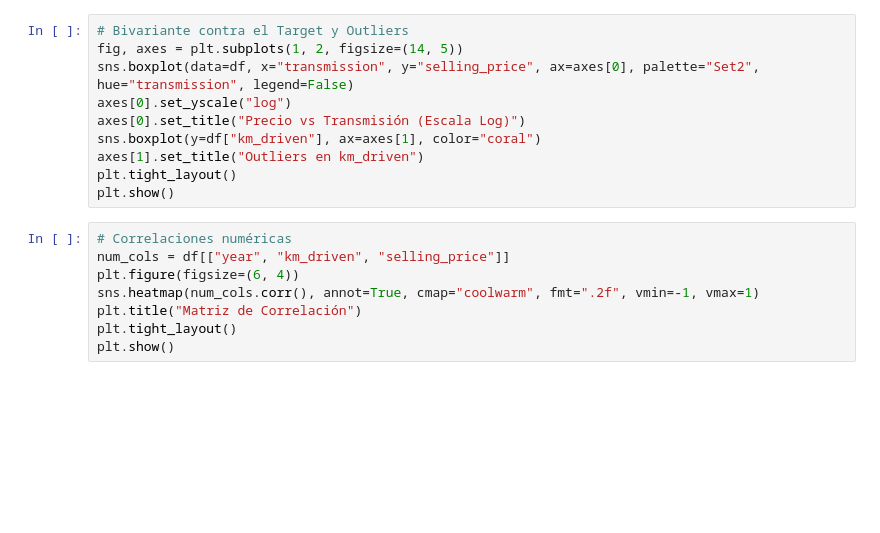
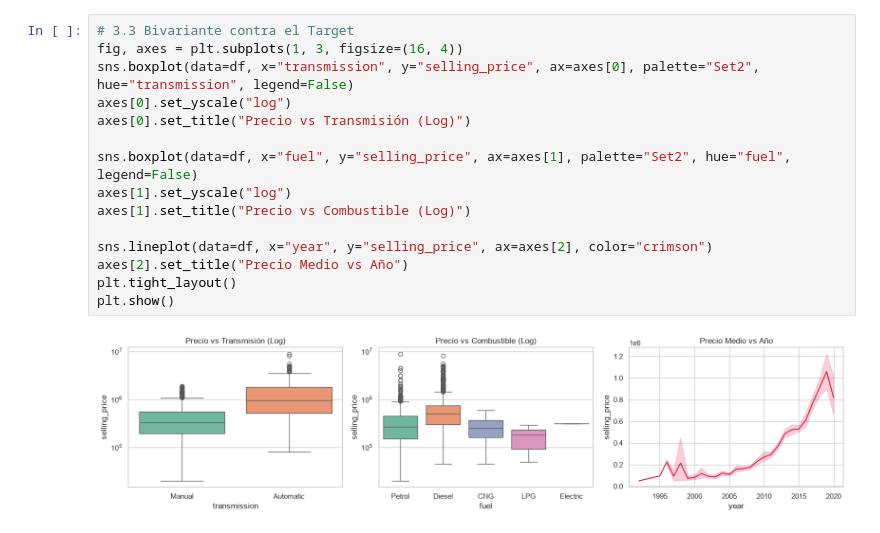
Before and after one commit to Carlostq06/Mlops, a Jupyter notebook: notebooks/01_eda_and_audit.ipynb, the cells around one changed output. Saved outputs shown, nothing was run; the diff lists cells and outputs as text; blank space fills up the shorter version.

```diff
--- a/notebooks/01_eda_and_audit.ipynb
+++ b/notebooks/01_eda_and_audit.ipynb
@@ -65,18 +104,17 @@ plt.show()
 # %%
-# Bivariante contra el Target y Outliers
-fig, axes = plt.subplots(1, 2, figsize=(14, 5))
+# 3.3 Bivariante contra el Target
+fig, axes = plt.subplots(1, 3, figsize=(16, 4))
 sns.boxplot(data=df, x="transmission", y="selling_price", ax=axes[0], palette="Set2", hue="transmission", legend=False)
 axes[0].set_yscale("log")
-axes[0].set_title("Precio vs Transmisión (Escala Log)")
-sns.boxplot(y=df["km_driven"], ax=axes[1], color="coral")
-axes[1].set_title("Outliers en km_driven")
+axes[0].set_title("Precio vs Transmisión (Log)")
+
+sns.boxplot(data=df, x="fuel", y="selling_price", ax=axes[1], palette="Set2", hue="fuel", legend=False)
+axes[1].set_yscale("log")
+axes[1].set_title("Precio vs Combustible (Log)")
+
+sns.lineplot(data=df, x="year", y="selling_price", ax=axes[2], color="crimson")
+axes[2].set_title("Precio Medio vs Año")
 plt.tight_layout()
 plt.show()
+# %% [output]
+[figure, added]
-# %%
-# Correlaciones numéricas
-num_cols = df[["year", "km_driven", "selling_price"]]
-plt.figure(figsize=(6, 4))
-sns.heatmap(num_cols.corr(), annot=True, cmap="coolwarm", fmt=".2f", vmin=-1, vmax=1)
-plt.title("Matriz de Correlación")
-plt.tight_layout()
-plt.show()
```
Also changed, not shown: parts of 21 cells of this notebook, 2 other files.
